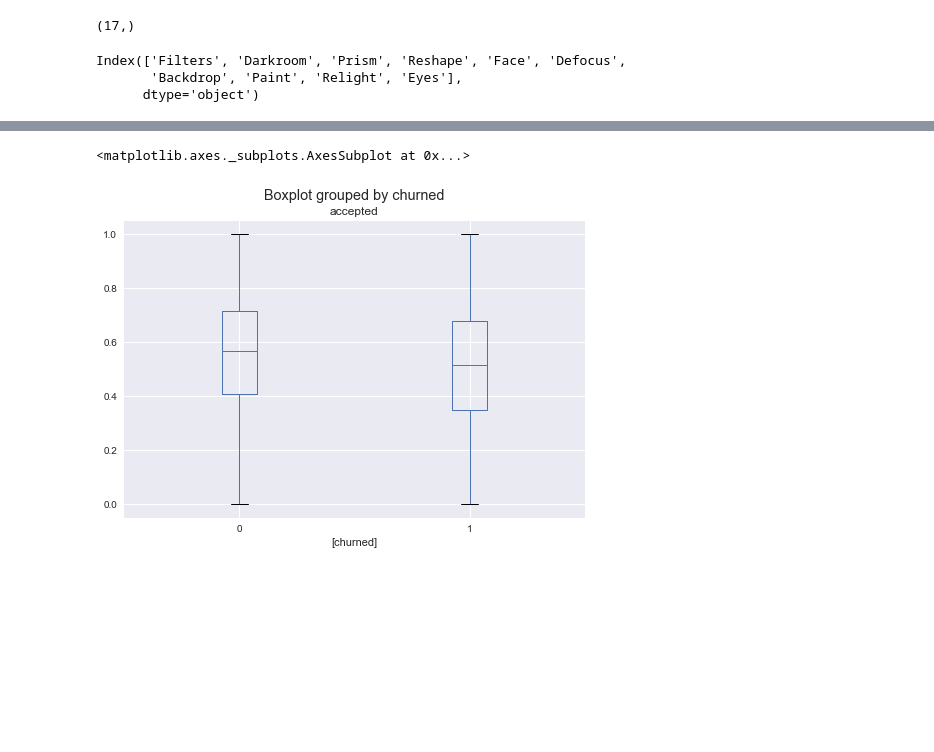
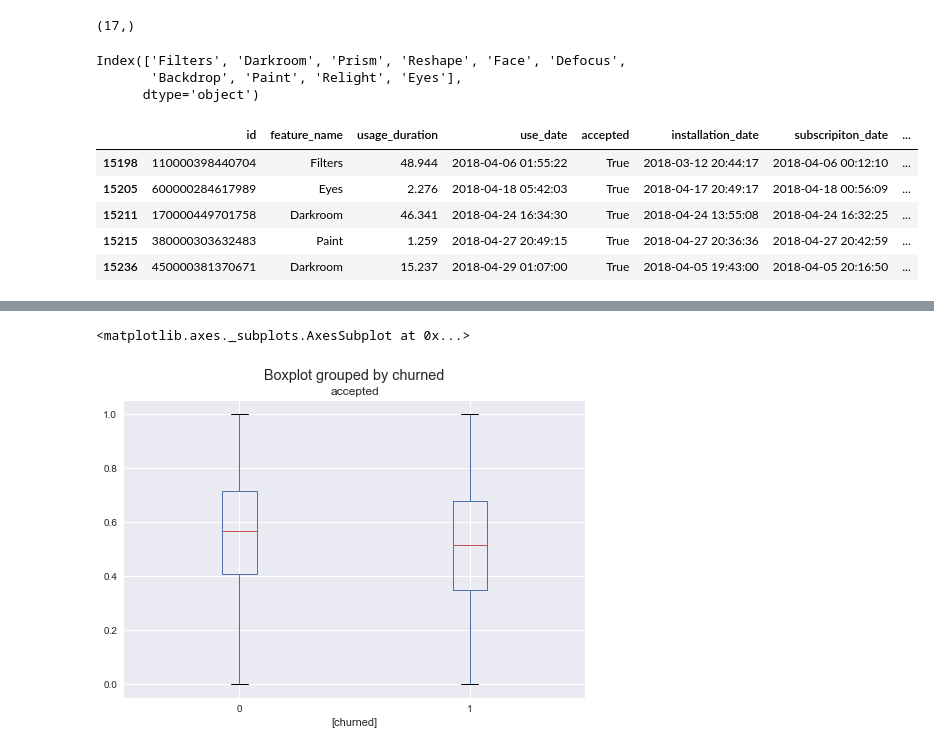
Before and after one commit to tomyitav/datahack-2018-challenge, a Jupyter notebook: datahack_2018.ipynb, the cells around one changed output, grey strips where cells are left out. Cells and saved outputs as stored; diff of their text form; code cells hidden in the pictures; blank space fills up the shorter version.

```diff
--- a/datahack_2018.ipynb
+++ b/datahack_2018.ipynb
@@ -139,6 +139,16 @@ top_k_features_not_churned
 Index(['Filters', 'Darkroom', 'Prism', 'Reshape', 'Face', 'Defocus',
        'Backdrop', 'Paint', 'Relight', 'Eyes'],
       dtype='object')
+# %%
+df_churned = joined_df[(joined_df['churned']==True) & (joined_df['accepted']==True)]
+df_churned.head()
+# %% [output]
+|  | id | feature_name | usage_duration | use_date | accepted | installation_date | subscripiton_date | ... |
+| 15198 | 110000398440704 | Filters | 48.944 | 2018-04-06 01:55:22 | True | 2018-03-12 20:44:17 | 2018-04-06 00:12:10 | ... |
+| 15205 | 600000284617989 | Eyes | 2.276 | 2018-04-18 05:42:03 | True | 2018-04-17 20:49:17 | 2018-04-18 00:56:09 | ... |
+| 15211 | 170000449701758 | Darkroom | 46.341 | 2018-04-24 16:34:30 | True | 2018-04-24 13:55:08 | 2018-04-24 16:32:25 | ... |
+| 15215 | 380000303632483 | Paint | 1.259 | 2018-04-27 20:49:15 | True | 2018-04-27 20:36:36 | 2018-04-27 20:42:59 | ... |
+| 15236 | 450000381370671 | Darkroom | 15.237 | 2018-04-29 01:07:00 | True | 2018-04-05 19:43:00 | 2018-04-05 20:16:50 | ... |
 # %%
 #What are the most popular features, within each class:
 
```
Also changed, not shown: parts of 7 cells of this notebook.
